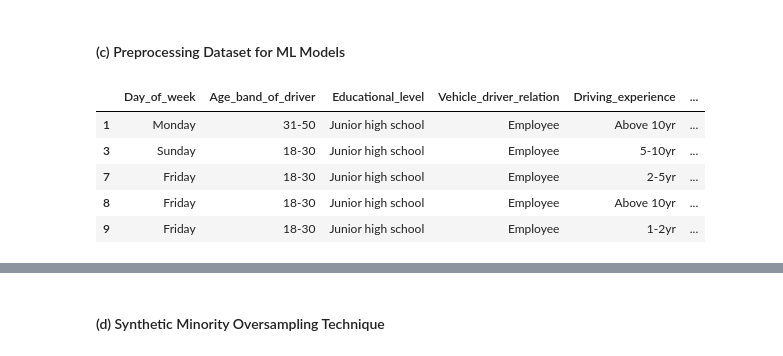
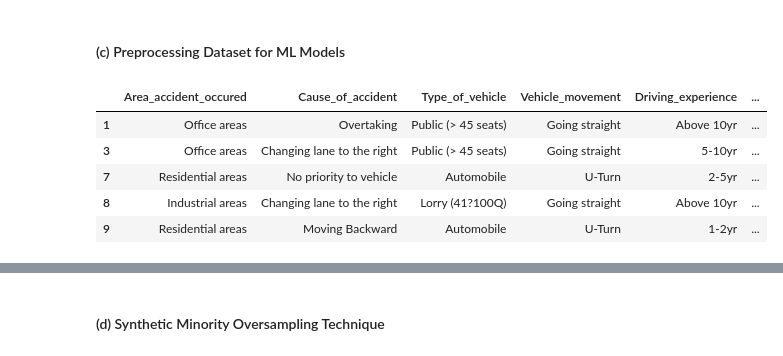
Before and after one commit to JimmyZJC/GR5243-Group-Project, a Jupyter notebook: Notebook/Group Project 2.ipynb, the cells around one changed output, grey strips where cells are left out. Saved outputs shown, nothing was run; the diff lists cells and outputs as text; code cells hidden in the pictures.

```diff
--- a/Notebook/Group Project 2.ipynb
+++ b/Notebook/Group Project 2.ipynb
@@ -45,9 +45,12 @@ y_ada = eta_fs["Accident_severity"]
 X_ada = pd.get_dummies(eta_fs, columns = categorical, drop_first = True)
 X_ada = X_ada.drop("Accident_severity", axis = 1)
 
+from imblearn.over_sampling import SMOTE
+smote = SMOTE()
+X_smote, y_smote = smote.fit_resample(X_ada, y_ada)
 
 from sklearn.model_selection import train_test_split
-X_train, X_test, y_train, y_test = train_test_split(X_ada, y_ada, test_size = 0.2, random_state = 233)
+X_train, X_test, y_train, y_test = train_test_split(X_smote, y_smote, test_size = 0.2, random_state = 233)
 
 from sklearn.ensemble import AdaBoostClassifier
 from sklearn.tree import DecisionTreeClassifier
@@ -70,7 +73,5 @@ for feature in variable_index:
             if feature not in aggregated_features:
                 aggregated_features[feature] = 0
 aggregated_features = pd.DataFrame.from_dict(aggregated_features, orient = "index", columns = ["importance"]).sort_values("importance", ascending = False)
-
-plt.figure(figsize = (10, 6))
-sns.barplot(x = aggregated_features["importance"], y = aggregated_features.index).set(title = "Feature Importance", xlabel = "Importance", ylabel = "Features");
+aggregated_features
 # %% [output]
@@ -137,16 +156,17 @@ sns.barplot(x = aggregated_features["importance"], y = aggregated_features.index
  'Cause_of_accident']
 # %% [markdown]
 #### (c) Preprocessing Dataset for ML Models
-# %%
-eta_new = eta[chi2_feature]
-eta_new.head()
-# %% [output]
-|  | Day_of_week | Age_band_of_driver | Educational_level | Vehicle_driver_relation | Driving_experience | ... |
-| 1 | Monday | 31-50 | Junior high school | Employee | Above 10yr | ... |
-| 3 | Sunday | 18-30 | Junior high school | Employee | 5-10yr | ... |
-| 7 | Friday | 18-30 | Junior high school | Employee | 2-5yr | ... |
-| 8 | Friday | 18-30 | Junior high school | Employee | Above 10yr | ... |
-| 9 | Friday | 18-30 | Junior high school | Employee | 1-2yr | ... |
+# %%
+ada_feature = aggregated_features.index[:12].tolist()
+eta_new = eta[ada_feature]
+eta_new.head()
+# %% [output]
+|  | Area_accident_occured | Cause_of_accident | Type_of_vehicle | Vehicle_movement | Driving_experience | ... |
+| 1 | Office areas | Overtaking | Public (> 45 seats) | Going straight | Above 10yr | ... |
+| 3 | Office areas | Changing lane to the right | Public (> 45 seats) | Going straight | 5-10yr | ... |
+| 7 | Residential areas | No priority to vehicle | Automobile | U-Turn | 2-5yr | ... |
+| 8 | Industrial areas | Changing lane to the right | Lorry (41?100Q) | Going straight | Above 10yr | ... |
+| 9 | Residential areas | Moving Backward | Automobile | U-Turn | 1-2yr | ... |
 # %%
 categorical_new = [col for col in eta_new.columns]
 categorical_new.remove("Number_of_vehicles_involved")
```
Also changed, not shown: parts of 10 cells of this notebook.
